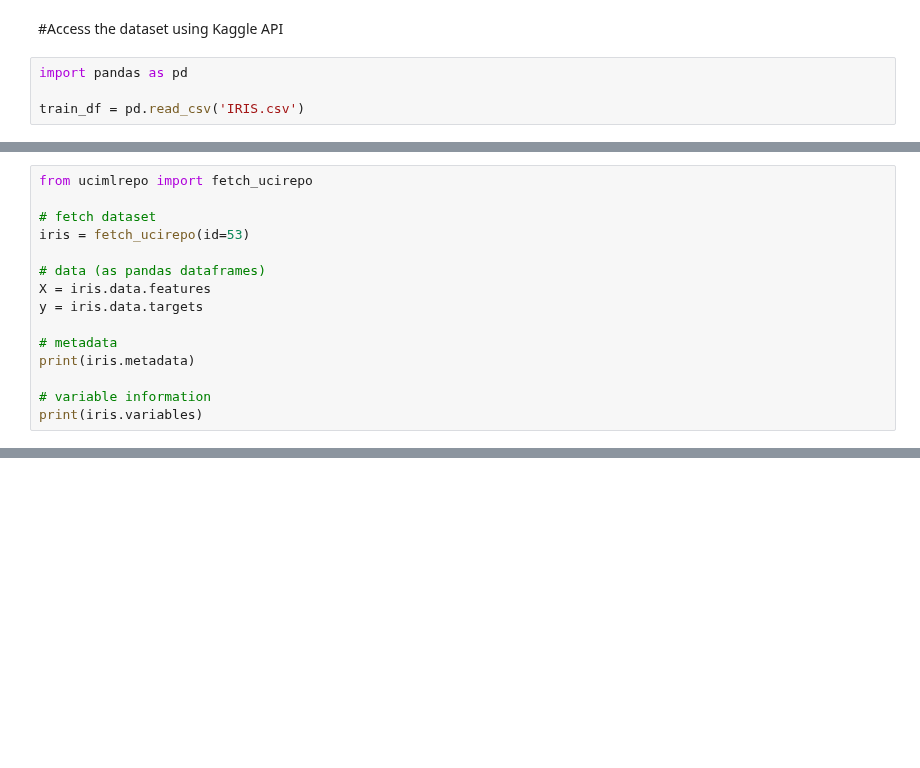
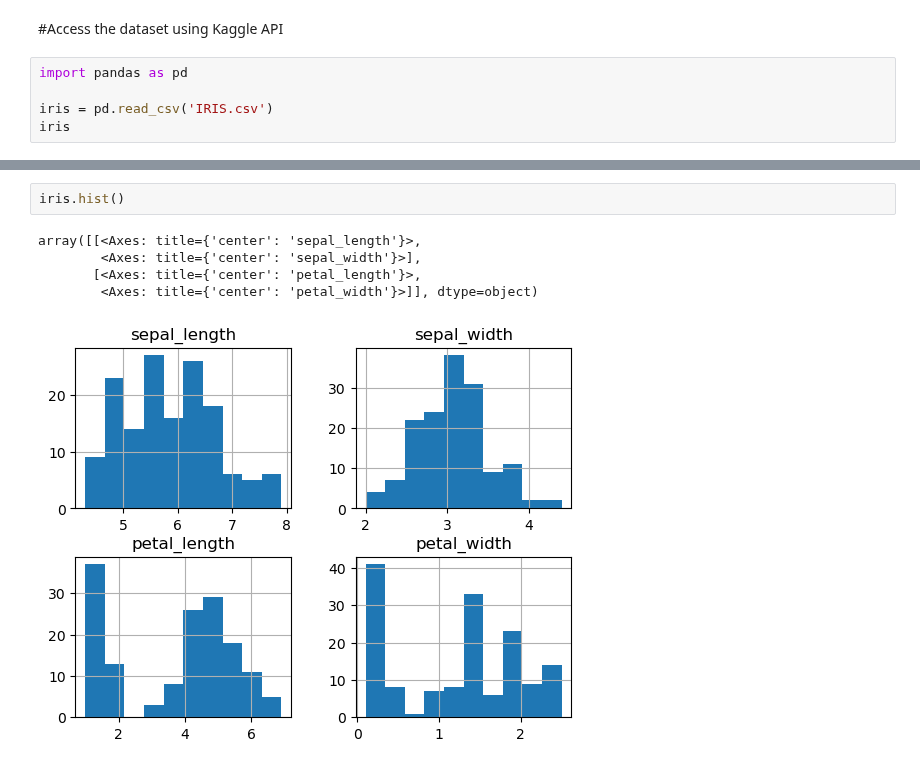
Before and after one commit to Rahafzsh/IrisFlowersClassification, a Jupyter notebook: DL_Assignment.ipynb, the cells around one changed output, grey strips where cells are left out. Saved outputs shown, nothing was run; the diff lists cells and outputs as text; blank space fills up the shorter version.

```diff
--- a/DL_Assignment.ipynb
+++ b/DL_Assignment.ipynb
@@ -12,5 +14,6 @@ import sklearn
 # %%
 import pandas as pd
 
-train_df = pd.read_csv('IRIS.csv')
+iris = pd.read_csv('IRIS.csv')
+iris
 # %% [output]
@@ -27,15 +32,0 @@ Successfully installed ucimlrepo-0.0.2
-# %%
-from ucimlrepo import fetch_ucirepo
-
-# fetch dataset
-iris = fetch_ucirepo(id=53)
-
-# data (as pandas dataframes)
-X = iris.data.features
-y = iris.data.targets
-
-# metadata
-print(iris.metadata)
-
-# variable information
-print(iris.variables)
@@ -99,0 +54,8 @@ None
+# %%
+iris.hist()
+# %% [output]
+array([[<Axes: title={'center': 'sepal_length'}>,
+        <Axes: title={'center': 'sepal_width'}>],
+       [<Axes: title={'center': 'petal_length'}>,
+        <Axes: title={'center': 'petal_width'}>]], dtype=object)
+[figure, added]
```
Also changed, not shown: parts of 12 cells of this notebook.
